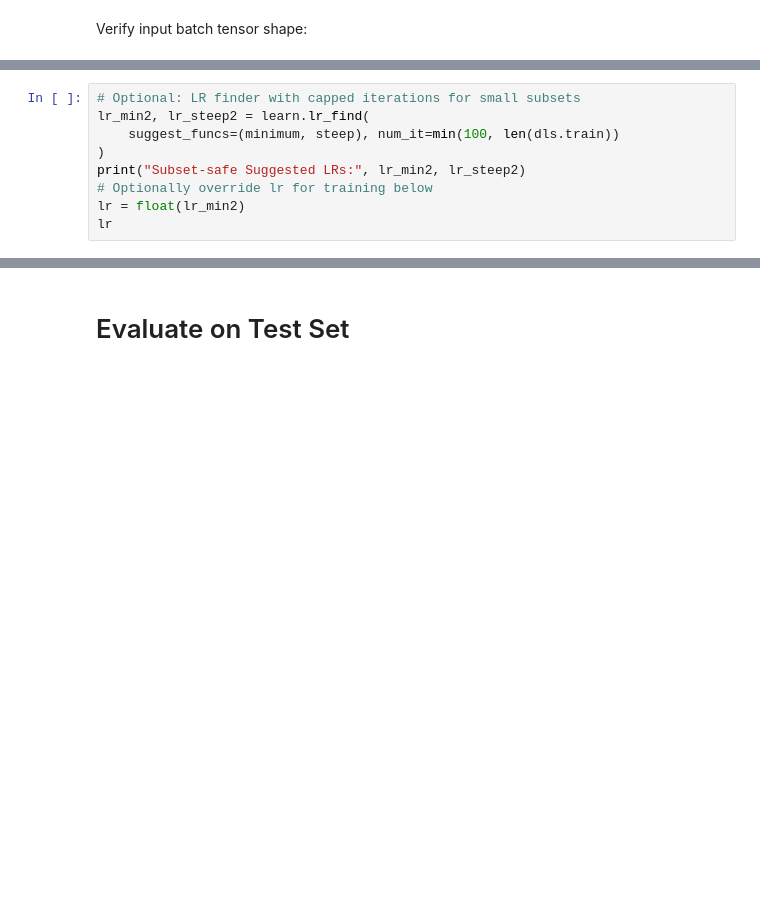
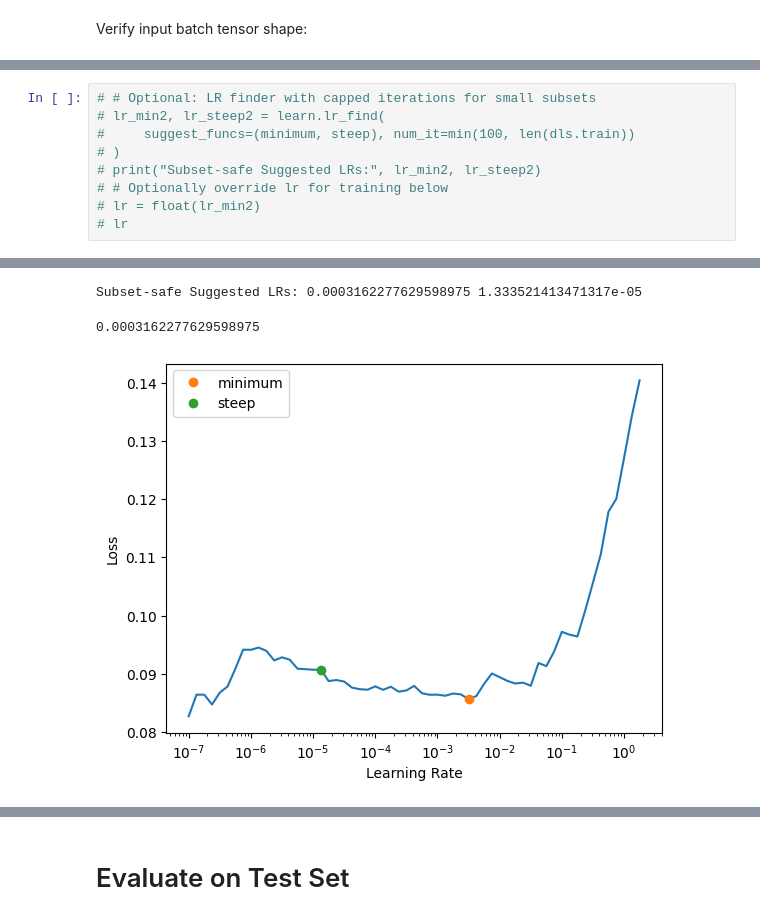
Before and after one commit to keimiii/moodsic, a Jupyter notebook: notebooks/dinov3_fastai_va_regression.ipynb, the cells around one changed output, grey strips where cells are left out. Drawn from its saved outputs; the diff is of its cells as text; blank space fills up the shorter version.

```diff
--- a/notebooks/dinov3_fastai_va_regression.ipynb
+++ b/notebooks/dinov3_fastai_va_regression.ipynb
@@ -347,9 +487,10 @@ lr
 # %%
-# Optional: LR finder with capped iterations for small subsets
-lr_min2, lr_steep2 = learn.lr_find(
-    suggest_funcs=(minimum, steep), num_it=min(100, len(dls.train))
-)
-print("Subset-safe Suggested LRs:", lr_min2, lr_steep2)
-# Optionally override lr for training below
-lr = float(lr_min2)
-lr
+# # Optional: LR finder with capped iterations for small subsets
+# lr_min2, lr_steep2 = learn.lr_find(
+#     suggest_funcs=(minimum, steep), num_it=min(100, len(dls.train))
+# )
+# print("Subset-safe Suggested LRs:", lr_min2, lr_steep2)
+# # Optionally override lr for training below
+# lr = float(lr_min2)
+# lr
+# %% [output]
@@ -356,2 +498,5 @@ lr
+Subset-safe Suggested LRs: 0.0003162277629598975 1.333521413471317e-05
+0.0003162277629598975
+[figure, added]
 # %%
 learn.fit_one_cycle(EPOCHS, lr)
```
Also changed, not shown: parts of 29 cells of this notebook.
